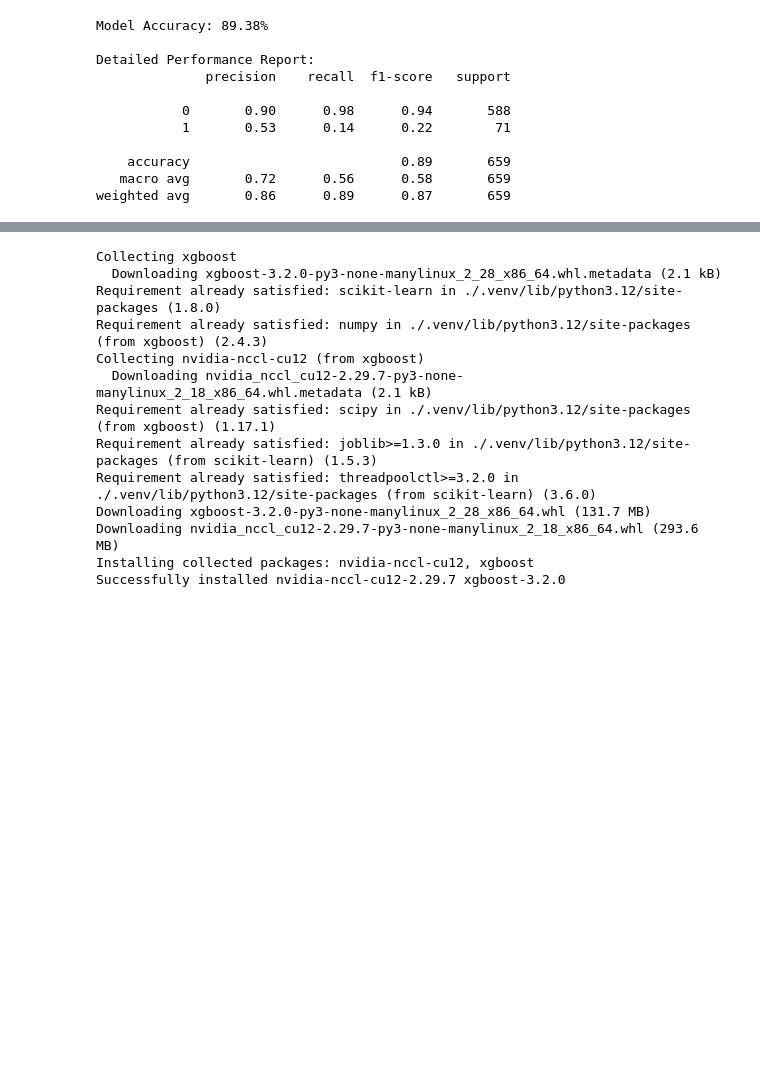
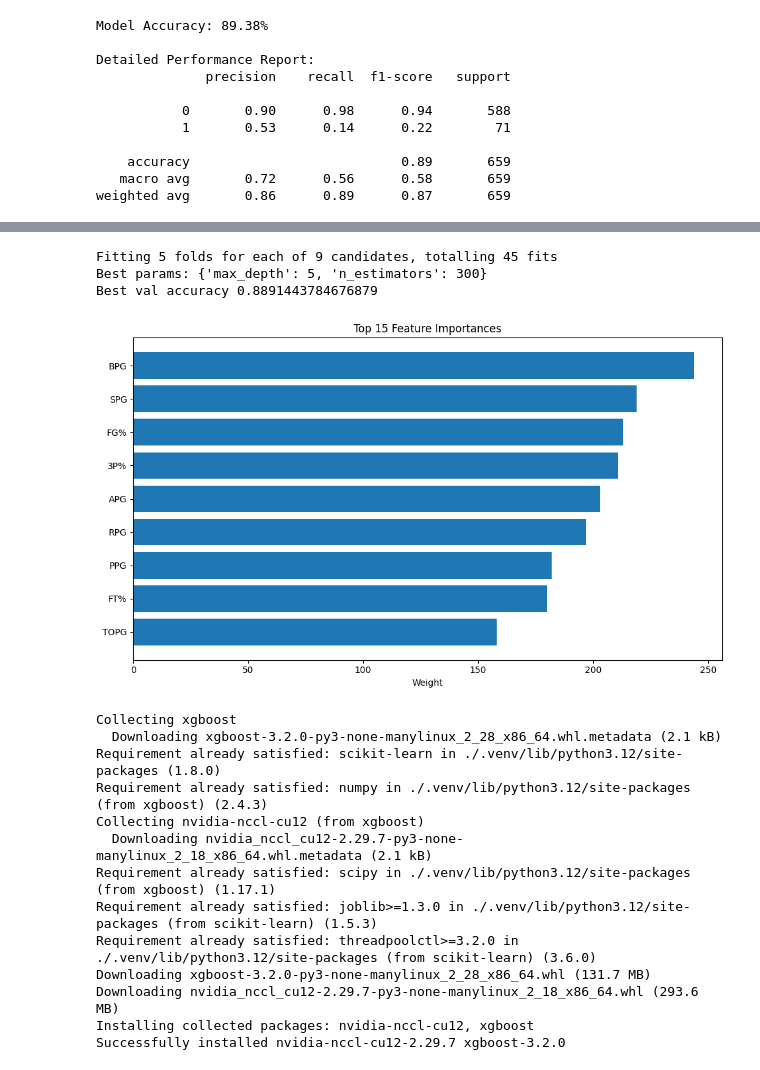
Before and after one commit to rohanvbansal/NBA_Draft_Prediction_Model, a Jupyter notebook: EDA.ipynb, the cells around one changed output, grey strips where cells are left out. Drawn from its saved outputs; the diff is of its cells as text; code cells hidden in the pictures; blank space fills up the shorter version.

```diff
--- a/EDA.ipynb
+++ b/EDA.ipynb
@@ -184,0 +259,50 @@ weighted avg       0.86      0.89      0.87       659
+# %%
+from sklearn.model_selection import GridSearchCV
+import numpy as np
+
+
+param_grid = {
+    'n_estimators': [200, 300, 400],
+    'max_depth': [3, 4, 5],
+}
+
+search = GridSearchCV(
+    estimator=XGBClassifier(
+        scale_pos_weight=scale_pos_weight,
+        colsample_bytree=0.8,
+        eval_metric='logloss',
+        random_state=67,
+    ),
+    param_grid=param_grid,
+    cv=5,
+    scoring='accuracy',
+    n_jobs=-1,
+    verbose=1,
+)
+
+search.fit(X_train, y_train)
+
+print("Best params:", search.best_params_)
+print("Best val accuracy", search.best_score_)
+
+
+best_model = search.best_estimator_
+# %% [output]
+Fitting 5 folds for each of 9 candidates, totalling 45 fits
+Best params: {'max_depth': 5, 'n_estimators': 300}
+Best val accuracy 0.8891443784676879
+# %%
+import matplotlib.pyplot as plt
+
+importances = model.get_booster().get_score(importance_type='weight')
+importances = dict(sorted(importances.items(), key=lambda x: x[1], reverse=True))
+
+plt.figure(figsize=(10, 6))
+plt.barh(list(importances.keys())[:15], list(importances.values())[:15])
+plt.xlabel('Weight')
+plt.title('Top 15 Feature Importances')
+plt.gca().invert_yaxis()
+plt.tight_layout()
+plt.show()
+# %% [output]
+[figure, added]
```
Also changed, not shown: parts of 5 cells of this notebook, 1 other file.
